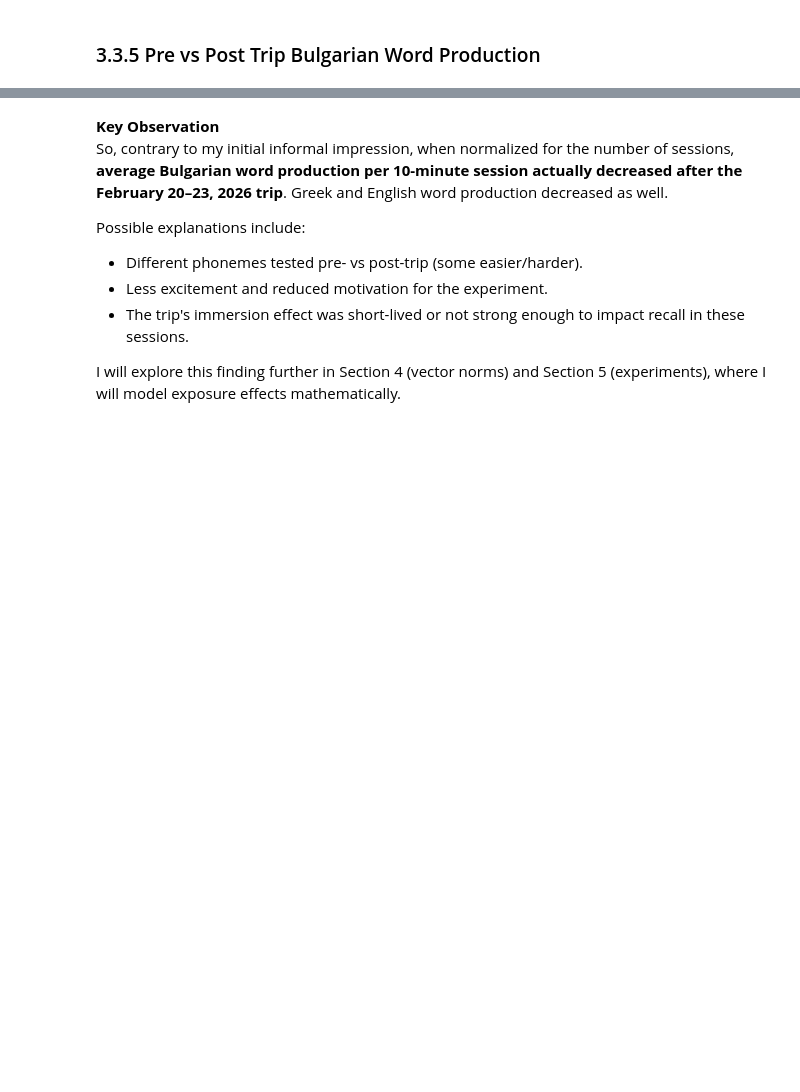
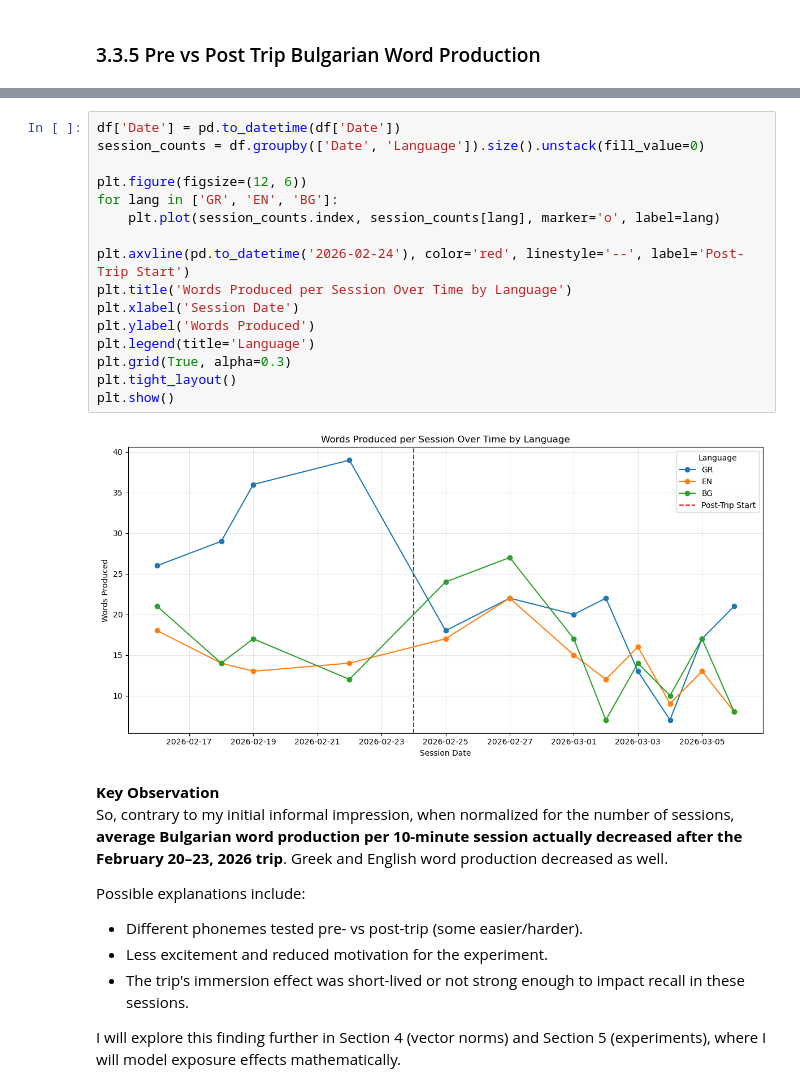
Before and after one commit to Slavena1/SoftUni-Math-for-Devs-Final-Project, a Jupyter notebook: SlavenaProject.ipynb, the cells around one changed output, grey strips where cells are left out. Cells and saved outputs as stored; diff of their text form; blank space fills up the shorter version.

```diff
--- a/SlavenaProject.ipynb
+++ b/SlavenaProject.ipynb
@@ -362,6 +386,24 @@ Language     GR    EN    BG
 Period
 Post-Trip  17.5  14.0  15.5
 Pre-Trip   32.5  14.8  16.0
+# %%
+df['Date'] = pd.to_datetime(df['Date'])
+session_counts = df.groupby(['Date', 'Language']).size().unstack(fill_value=0)
+
+plt.figure(figsize=(12, 6))
+for lang in ['GR', 'EN', 'BG']:
+    plt.plot(session_counts.index, session_counts[lang], marker='o', label=lang)
+
+plt.axvline(pd.to_datetime('2026-02-24'), color='red', linestyle='--', label='Post-Trip Start')
+plt.title('Words Produced per Session Over Time by Language')
+plt.xlabel('Session Date')
+plt.ylabel('Words Produced')
+plt.legend(title='Language')
+plt.grid(True, alpha=0.3)
+plt.tight_layout()
+plt.show()
+# %% [output]
+[figure, added]
 # %% [markdown]
 **Key Observation**
 So, contrary to my initial informal impression, when normalized for the number of sessions, **average Bulgarian word production per 10-minute session actually decreased after the February 20–23, 2026 trip**. Greek and English word production decreased as well.
```
Also changed, not shown: parts of 4 cells of this notebook.
